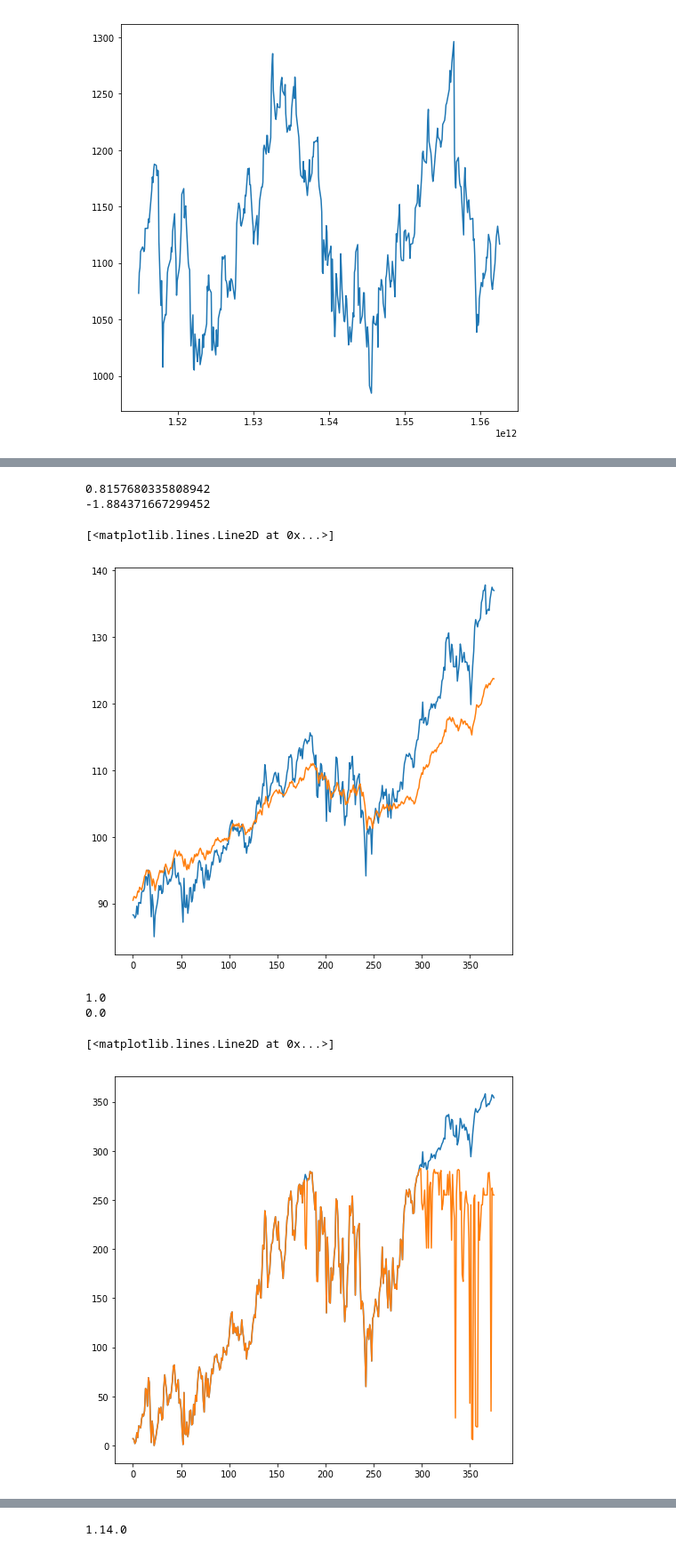
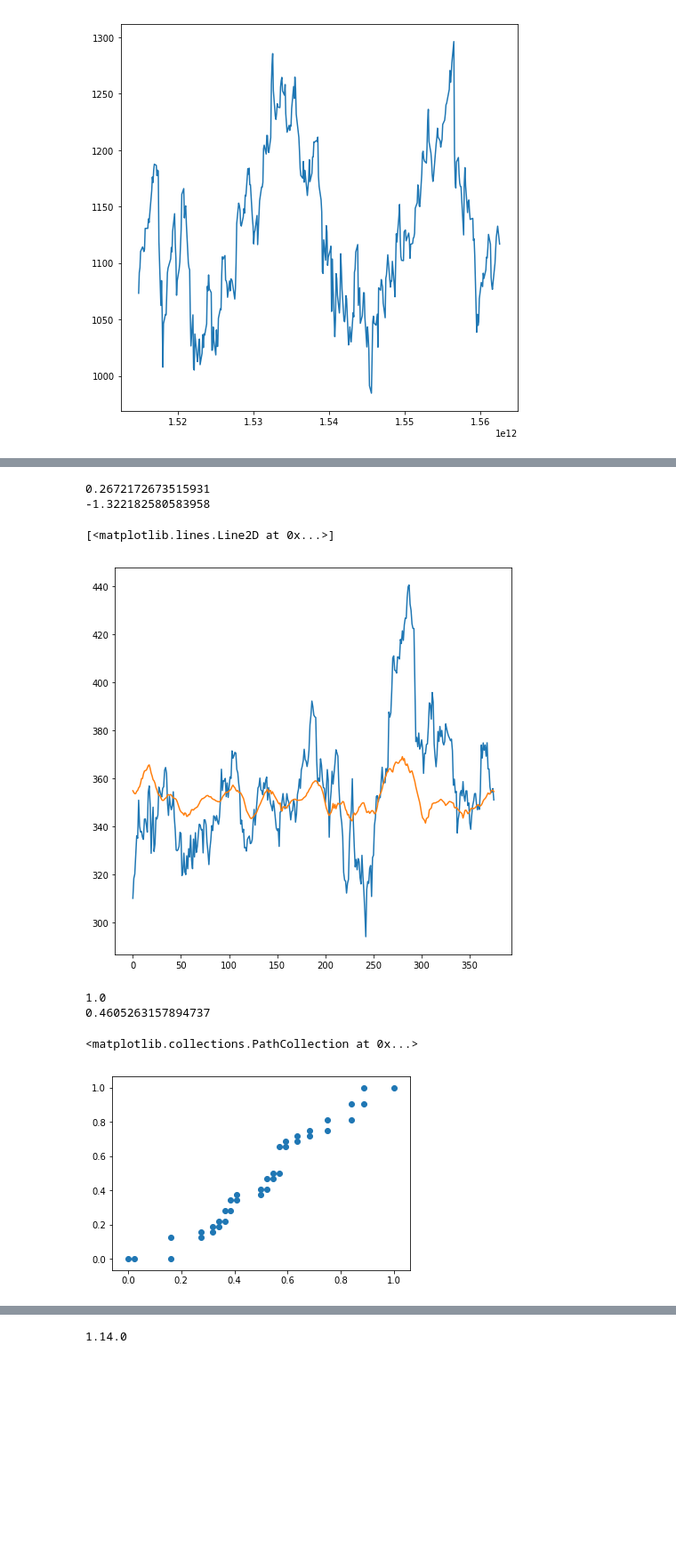
Before and after one commit to patelrohan008/cx4240-stock-prediction, a Jupyter notebook: Regression_Analysis.ipynb, the cells around one changed output, grey strips where cells are left out. Shown at 89% size. Drawn from its saved outputs; the diff is of its cells as text; code cells hidden in the pictures; blank space fills up the shorter version.

```diff
--- a/Regression_Analysis.ipynb
+++ b/Regression_Analysis.ipynb
@@ -4,10 +4,11 @@ import matplotlib.pyplot as plt
 import numpy as np
 import pandas as pd
 # %%
-twitter_data = pd.read_json('tweets_goog18-19_mod.json', orient='split')
+twitter_data = pd.read_json('tweets_GOOG18-19_mod.json', orient='split')
 stock_data = pd.read_json('GOOGL-18-19.json')
 # %%
-twitter_data = twitter_data[:-3]
+if(len(twitter_data) != len(stock_data)):
+    twitter_data = twitter_data[:-(len(twitter_data) - len(stock_data))]
 
 import datetime
 print(twitter_data.columns)
@@ -57,11 +58,14 @@ plt.plot(twitter_dataMod.get('dates'), stock_data.get('close'))
 [<matplotlib.lines.Line2D at 0x...>]
 [figure]
 # %%
+from sklearn.preprocessing import StandardScaler
+scaler = StandardScaler(copy = True, with_mean = True, with_std = True)
+
 # Shift the data to enable one-step t + 1 prediction
 
 # Build the x and y values, note: x includes the previous opening price and closing prices
 
-LAG_STEPS = 3 # Counted not including implied lag step of 1
+LAG_STEPS = 3 # Counted including implied lag step of 1
 
 dataLength = len(twitter_dataMod)-1
 
@@ -71,13 +75,19 @@ dataLength = len(twitter_dataMod)-1
 #                                                               dataLength-np.array(range(LAG_STEPS))]])
 #stock_dataMod2 = stock_data.drop(stock_data.index[np.array(range(LAG_STEPS*2))])
 twitter_dataMod2 = twitter_dataMod.to_numpy()
+scaler.fit(twitter_dataMod2[:,3].reshape(-1, 1))
+twitter_dataMod2[:,3] = np.ravel(scaler.transform(twitter_dataMod2[:,3].reshape(-1,1)))
 twitter_dataMod2 = np.delete(twitter_dataMod2, 0, axis = 1)
 
 stock_dataMod = stock_data.to_numpy()
+scaler.fit(stock_dataMod)
+stock_dataMod = scaler.transform(stock_dataMod)
 stock_dataMod = np.delete(stock_dataMod, [7,8], axis = 1)
 
 stock_dataMod2 = stock_data.to_numpy()
-stock_dataMod2 = np.delete(stock_dataMod2, [0,1,2,3,4,5,6,9,10,11,12, 13], axis = 1)
+scaler.fit(stock_dataMod2)
+stock_dataMod2 = scaler.transform(stock_dataMod2)
+stock_dataMod2 = np.delete(stock_dataMod2, [0,1,2,3,4,5,6,9,10,11,12,13], axis = 1)
 
 
 for i in range(LAG_STEPS, dataLength):
@@ -164,9 +176,6 @@ from sklearn.preprocessing import StandardScaler
 from sklearn.model_selection import train_test_split
 
 def splitData(x, y, val):
-    scaler = StandardScaler(copy = True, with_mean = True, with_std = True)
-    scaler.fit(x)
-    x = scaler.transform(x)
     if not(val):
         x_train = x[range(int(0.8*len(x)))]
         y_train = y[range(int(0.8*len(x)))]
@@ -354,6 +381,6 @@ plt.plot(range(len(z)), reg.predict(z))
 # %%
 # Extend lasso regression to polynomial
-poly = PolynomialFeatures(degree=4)
+poly = PolynomialFeatures(degree=2)
 z = poly.fit_transform(x)
 
 #x_train, x_test, y_train, y_test = train_test_split(z, y_close, test_size = 0.20)
@@ -373,41 +400,39 @@ plt.figure(figsize=(8, 8))
 plt.plot(range(len(x_unscaled)), y_close)
 plt.plot(range(len(z)), reg.predict(z))
 # %% [output]
-0.8157680335808942
--1.884371667299452
+0.2672172673515931
+-1.322182580583958
 [<matplotlib.lines.Line2D at 0x...>]
-[figure, old version]
+[figure, new version]
 # %%
 # extend logistic regression to polynomial
+
 poly = PolynomialFeatures(degree=2)
 z = poly.fit_transform(x)
 
 from sklearn import preprocessing
+from sklearn.metrics import roc_curve
 
-lab_enc = preprocessing.LabelEncoder()
-encoded = lab_enc.fit_transform(np.ravel(y_close))
 
-#x_train, x_test, y_train, y_test = train_test_split(z, encoded, test_size = 0.20)
-
-x, x_train, x_test, y_train, y_test = splitData(x_unscaled, encoded, False)
+x, x_train, x_test, y_train, y_test = splitData(x_unscaled, y_classifier, False)
 
 x_train = poly.fit_transform(x_train)
 x_test = poly.fit_transform(x_test)
 z = poly.fit_transform(x)
 y_train = lab_enc.fit_transform(np.ravel(y_train))
 y_test = lab_enc.fit_transform(np.ravel(y_test))
 
-reg = linear_model.LogisticRegression().fit(x_train, np.ravel(y_train))
+reg = linear_model.LogisticRegression(multi_class = "ovr").fit(x_train, np.ravel(y_train))
 print(reg.score(x_train, np.ravel(y_train)))
 print(reg.score(x_test, np.ravel(y_test)))
-plt.figure(figsize=(8, 8))
-plt.plot(range(len(x_unscaled)), encoded)
-plt.plot(range(len(z)), reg.predict(z))
+
+fpr, tpr, threshold = roc_curve(y_test, reg.predict_proba(x_test)[:,1])
+plt.scatter(fpr, tpr)
 # %% [output]
 1.0
-0.0
+0.4605263157894737
-[<matplotlib.lines.Line2D at 0x...>]
+<matplotlib.collections.PathCollection at 0x...>
-[figure, old version]
+[figure, new version]
 # %%
 # extend bayesian regression to polynomial
 poly = PolynomialFeatures(degree=3)
```
Also changed, not shown: parts of 34 cells of this notebook, 5 other files.
